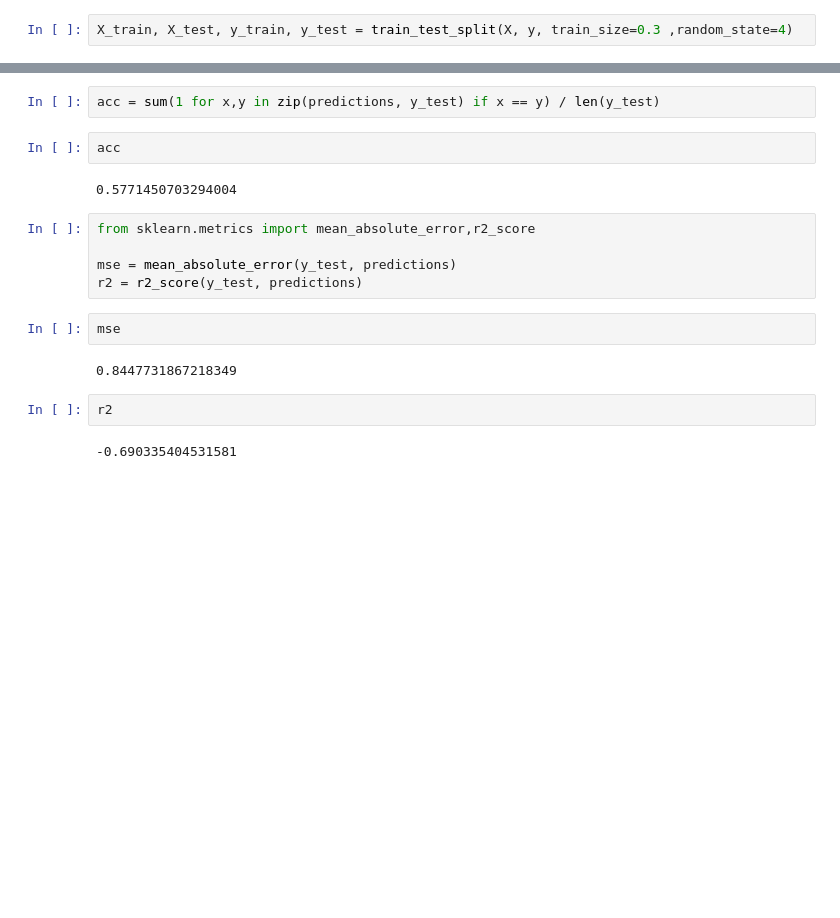
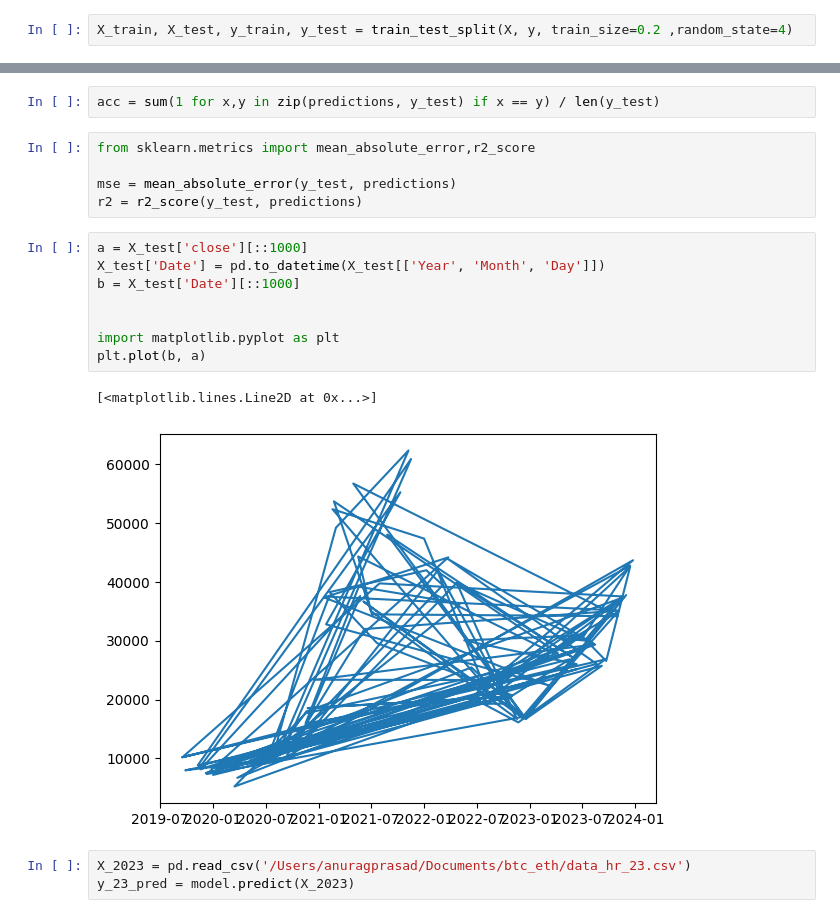
Before and after one commit to anurag2506/Transformers_BTC_price_predictoin, a Jupyter notebook: xgb.ipynb, the cells around one changed output, grey strips where cells are left out. Saved outputs shown, nothing was run; the diff lists cells and outputs as text; blank space fills up the shorter version.

```diff
--- a/xgb.ipynb
+++ b/xgb.ipynb
@@ -81,7 +76,7 @@ data
 y = data['Trend']
 X = data.drop('Trend', axis = 1)
 # %%
-X_train, X_test, y_train, y_test = train_test_split(X, y, train_size=0.3 ,random_state=4)
+X_train, X_test, y_train, y_test = train_test_split(X, y, train_size=0.2 ,random_state=4)
 # %%
 X_test = X_test[1:]
 y_test = y_test[1:]
@@ -134,20 +114,22 @@ XGBClassifier(base_score=None, booster=None, callbacks=None,
 predictions = model.predict(X_test)
 # %%
 acc = sum(1 for x,y in zip(predictions, y_test) if x == y) / len(y_test)
-# %%
-acc
-# %% [output]
-0.5771450703294004
 # %%
 from sklearn.metrics import mean_absolute_error,r2_score
 
 mse = mean_absolute_error(y_test, predictions)
 r2 = r2_score(y_test, predictions)
-# %%
-mse
-# %% [output]
-0.8447731867218349
-# %%
-r2
-# %% [output]
--0.690335404531581
+# %%
+a = X_test['close'][::1000]
+X_test['Date'] = pd.to_datetime(X_test[['Year', 'Month', 'Day']])
+b = X_test['Date'][::1000]
+
+
+import matplotlib.pyplot as plt
+plt.plot(b, a)
+# %% [output]
+[<matplotlib.lines.Line2D at 0x...>]
+[figure, added]
+# %%
+X_2023 = pd.read_csv('/Users/anuragprasad/Documents/btc_eth/data_hr_23.csv')
+y_23_pred = model.predict(X_2023)
```
Also changed, not shown: parts of 23 cells of this notebook, 1 other file.
